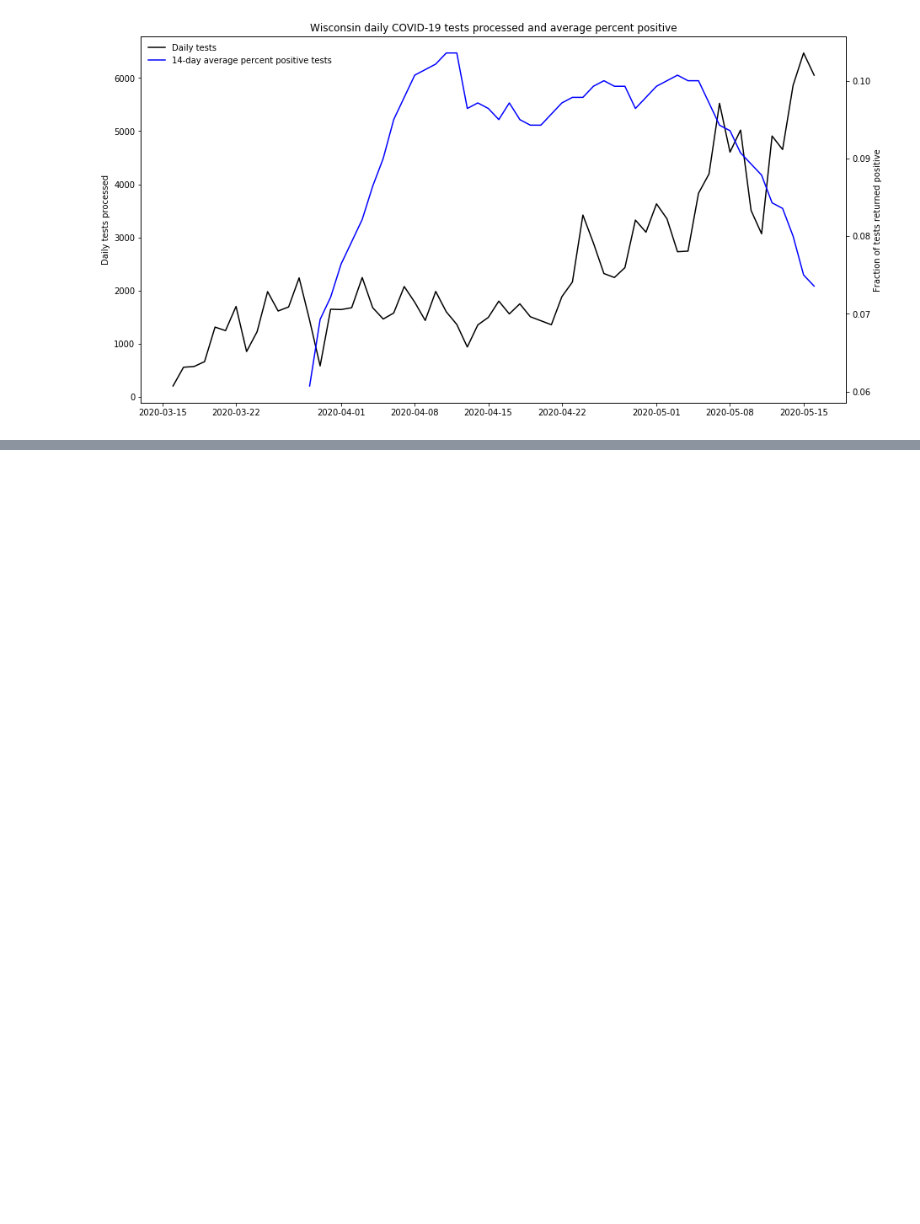
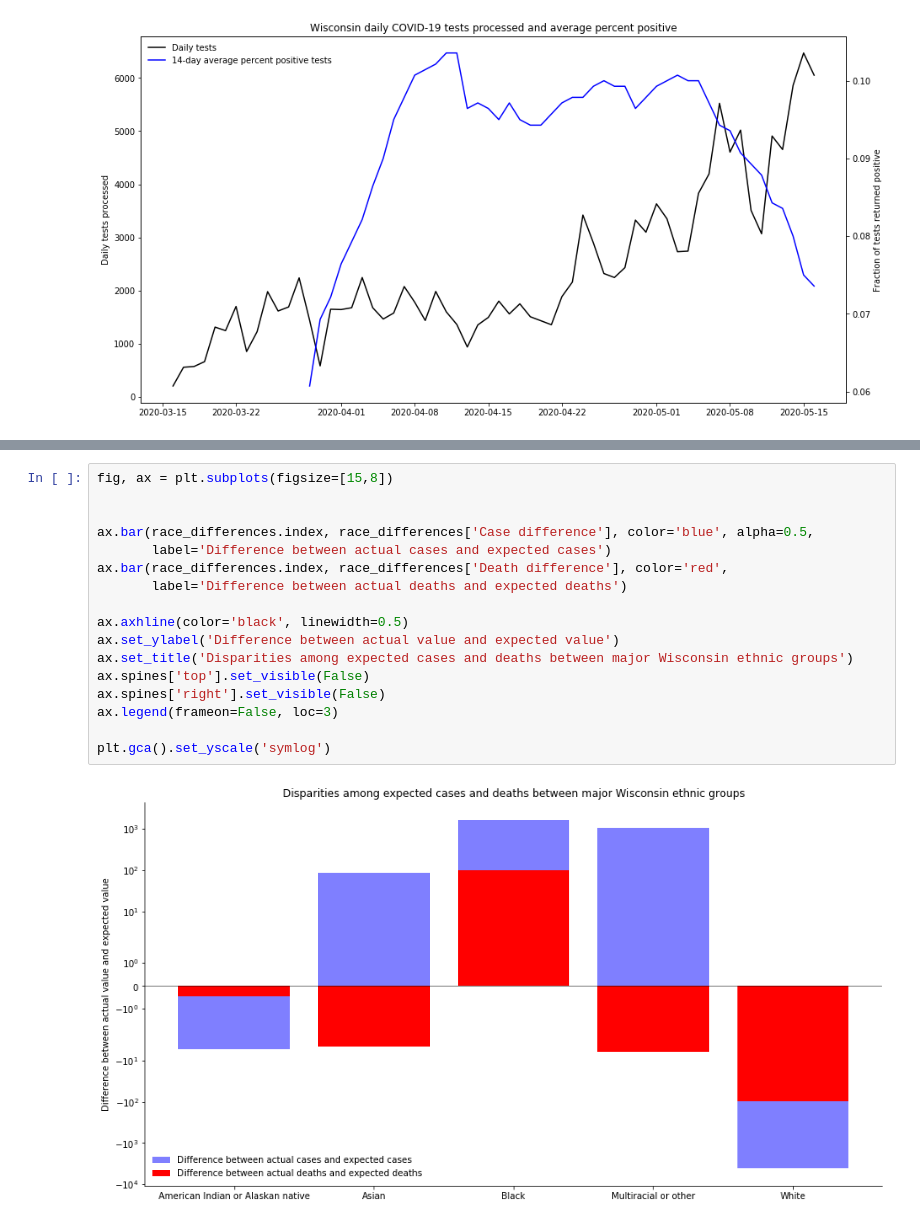
Before and after one commit to jacksonrhelf/data-projects, a Jupyter notebook: Wisconsin COVID/Covid.ipynb, the cells around one changed output, grey strips where cells are left out. Drawn from its saved outputs; the diff is of its cells as text; blank space fills up the shorter version.

```diff
--- a/Wisconsin COVID/Covid.ipynb
+++ b/Wisconsin COVID/Covid.ipynb
@@ -156,0 +254,19 @@ ax.spines['right'].set_visible(False)
+# %%
+fig, ax = plt.subplots(figsize=[15,8])
+
+
+ax.bar(race_differences.index, race_differences['Case difference'], color='blue', alpha=0.5,
+       label='Difference between actual cases and expected cases')
+ax.bar(race_differences.index, race_differences['Death difference'], color='red',
+       label='Difference between actual deaths and expected deaths')
+
+ax.axhline(color='black', linewidth=0.5)
+ax.set_ylabel('Difference between actual value and expected value')
+ax.set_title('Disparities among expected cases and deaths between major Wisconsin ethnic groups')
+ax.spines['top'].set_visible(False)
+ax.spines['right'].set_visible(False)
+ax.legend(frameon=False, loc=3)
+
+plt.gca().set_yscale('symlog')
+# %% [output]
+[figure, added]
```
Also changed, not shown: parts of 12 cells of this notebook.
